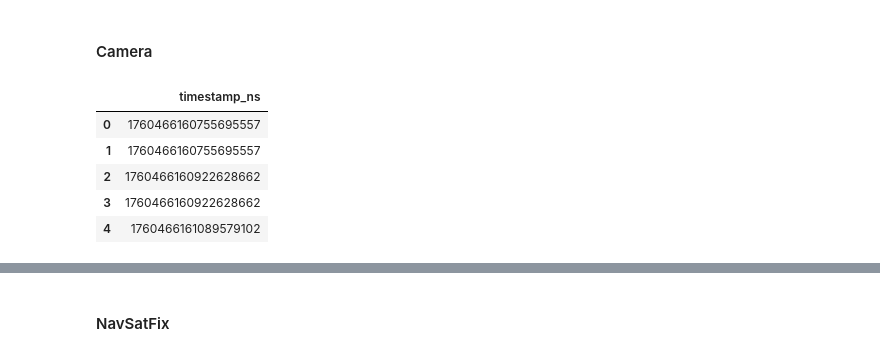
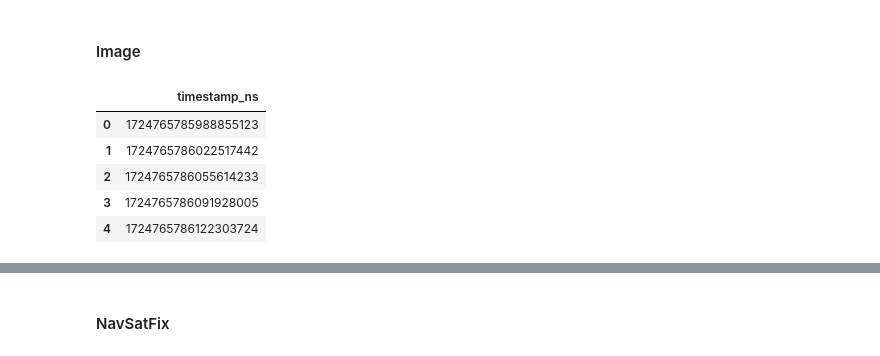
Before and after one commit to william-mx/foxflow, a Jupyter notebook: examples/01_quickstart.ipynb, the cells around one changed output, grey strips where cells are left out. Cells and saved outputs as stored; diff of their text form; code cells hidden in the pictures.

```diff
--- a/examples/01_quickstart.ipynb
+++ b/examples/01_quickstart.ipynb
@@ -9,10 +34,7 @@ import numpy as np
 # %%
-from dotenv import load_dotenv
-import os
+# Access Colab user secrets
+from google.colab import userdata
 
-# Load environment variables from .env
-load_dotenv()
-
-# Foxglove API key (set in .env)
-FOXGLOVE_KEY = os.getenv("FOXGLOVE_KEY")
+# Read Foxglove API key
+FOXGLOVE_KEY = userdata.get("FOXGLOVE_KEY")
 # %%
@@ -85,13 +157,16 @@ fig.show()
 # %% [markdown]
-#### Camera
+#### Image
 # %%
-df_info = r.select_recording_by_name('testfile')
-df_cam, images = r.read_topic('/camera/camera/color/image_raw', return_images=True)
+# Read camera frames and metadata
+df_cam, images = r.read_topic("/camera/color/image_jpeg", return_images=True)
+
+# Inspect the first entries
+df_cam.head()
 # %% [output]
 |  | timestamp_ns |
-| 0 | 1760466160755695557 |
-| 1 | 1760466160755695557 |
-| 2 | 1760466160922628662 |
-| 3 | 1760466160922628662 |
-| 4 | 1760466161089579102 |
+| 0 | 1724765785988855123 |
+| 1 | 1724765786022517442 |
+| 2 | 1724765786055614233 |
+| 3 | 1724765786091928005 |
+| 4 | 1724765786122303724 |
 # %%
```
Also changed, not shown: parts of 35 cells of this notebook.
